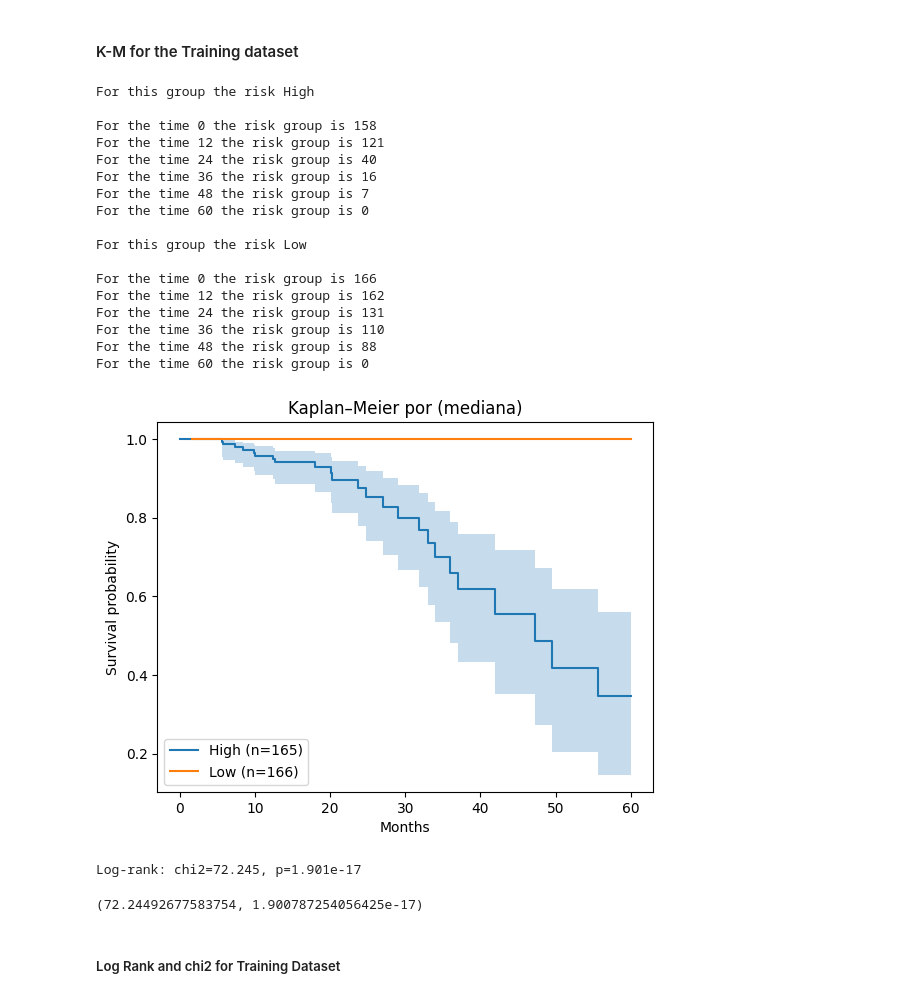
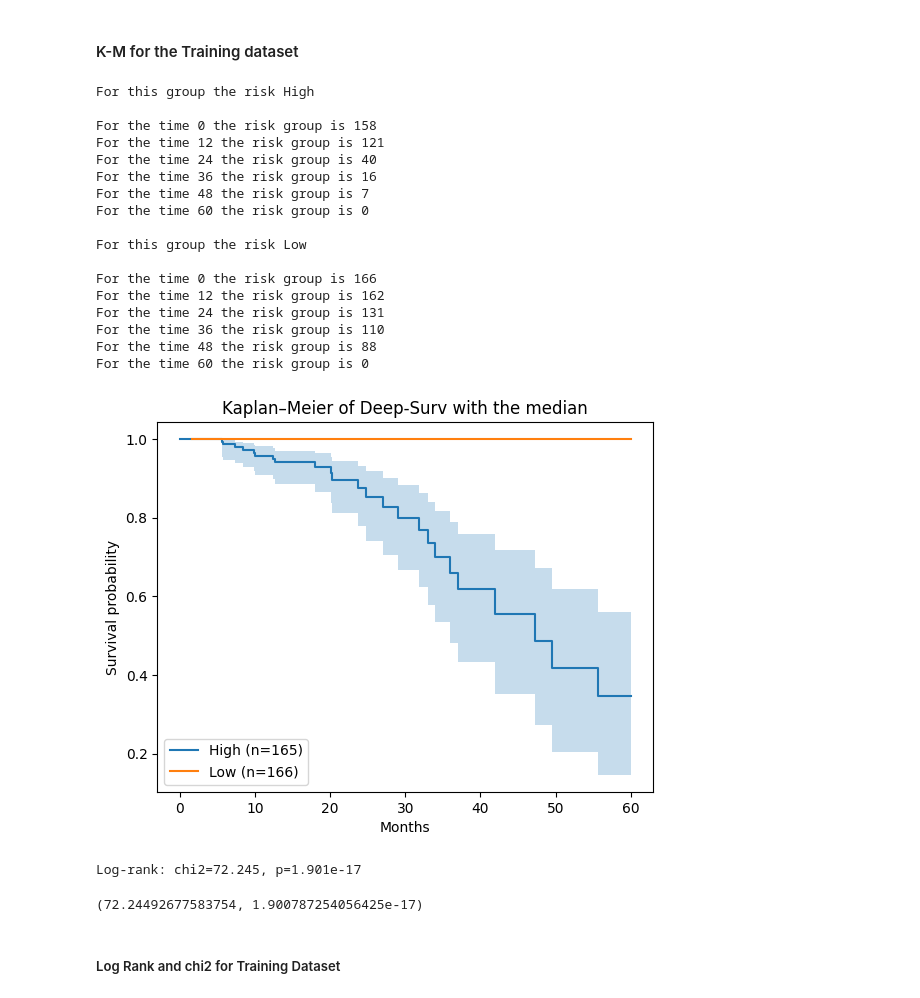
Before and after one commit to Fasmanuel2002/UPSA_Thesis_Research, a Jupyter notebook: research/notebooks/nn_Cox_limma.ipynb, the cells around one changed output. Cells and saved outputs as stored; diff of their text form; code cells hidden in the pictures.

```diff
--- a/research/notebooks/nn_Cox_limma.ipynb
+++ b/research/notebooks/nn_Cox_limma.ipynb
@@ -238,15 +241,23 @@ Mejores parámetros: {'num_nodes': [32, 16], 'dropout': 0.2, 'batch_norm': True,
 # %% [markdown]
 Training the Model
 # %%
-
+in_features = train_X.shape[1]
+output_bias = False
 out_features = 1
-num_nodes = best_params['num_nodes']
+"""num_nodes = best_params['num_nodes']
 dropout = best_params['dropout']
 batch_norm = best_params['batch_norm']
 lr = best_params['lr']
 weight_decay = best_params['weight_decay']
 batch_size = best_params['batch_size']
+"""
 
+num_nodes = [32, 16]
+dropout = 0.2
+batch_norm = True
+lr = 0.001
+weight_decay = 0.001
+batch_size = 128
 
 set_seed(42)
 net = tt.torchtuples.practical.MLPVanilla(
@@ -321,26 +332,26 @@ list_risk_train = []
 for i in risk_nn_train:
     list_risk_train.append(i.item())
 # %%
-k_m_cox(list_risk_train, train_durations, train_events)
+k_m_cox(list_risk_train, train_durations, train_events, "Deep-Surv")
 # %% [output]
 For this group the risk High
 
 For the time 0 the risk group is 158
 For the time 12 the risk group is 121
 For the time 24 the risk group is 40
 For the time 36 the risk group is 16
 For the time 48 the risk group is 7
 For the time 60 the risk group is 0
 
 For this group the risk Low
 
 For the time 0 the risk group is 166
 For the time 12 the risk group is 162
 For the time 24 the risk group is 131
 For the time 36 the risk group is 110
 For the time 48 the risk group is 88
 For the time 60 the risk group is 0
-[figure, old version]
+[figure, new version]
 Log-rank: chi2=72.245, p=1.901e-17
 (72.24492677583754, 1.900787254056425e-17)
 # %% [markdown]
```
Also changed, not shown: parts of 7 cells of this notebook.
